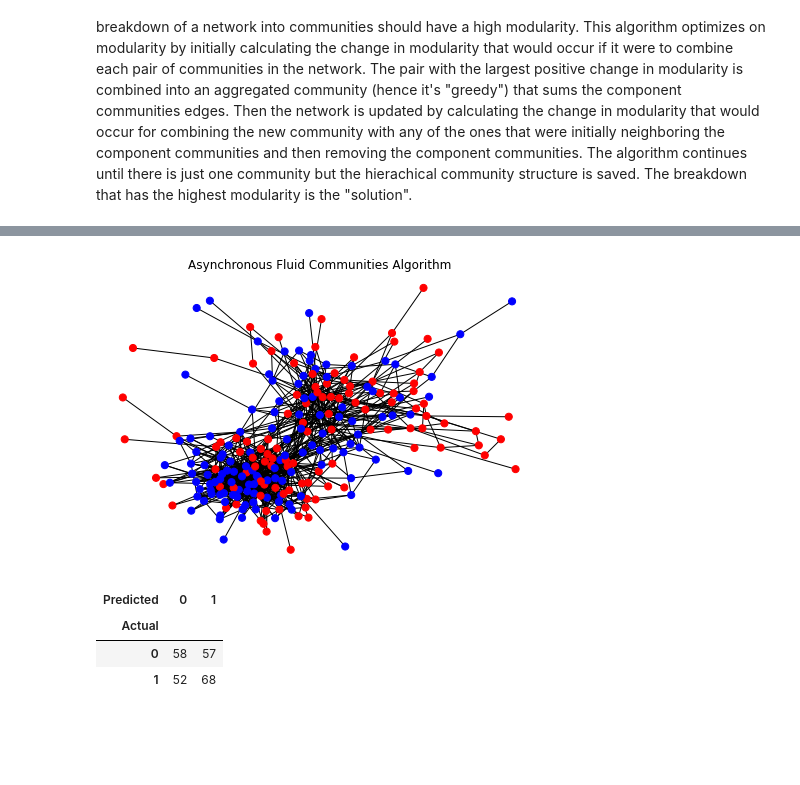
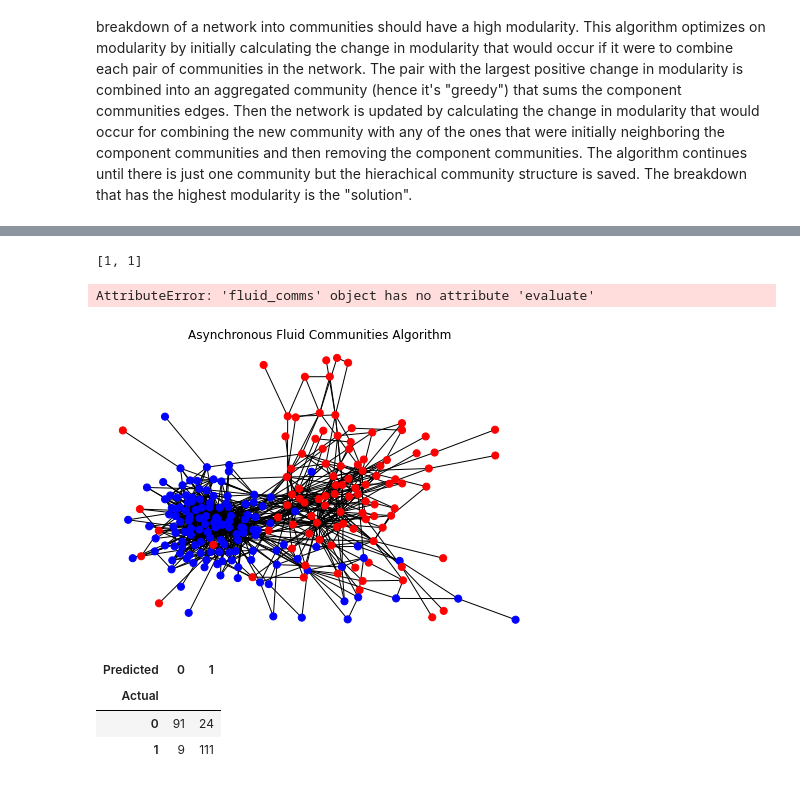
Before and after one commit to matthewbbone/philosophernet, a Jupyter notebook: commDetect.ipynb, the cells around one changed output, grey strips where cells are left out. Cells and saved outputs as stored; diff of their text form; code cells hidden in the pictures; blank space fills up the shorter version.

Commit message:
begin density comms

```diff
--- a/commDetect.ipynb
+++ b/commDetect.ipynb
@@ -535,12 +539,51 @@ color_gen('custom_lab', 'Custom Label Propagation')
+# %%
+class fluid_comms:
+
+    def __init__(self, G, n):
+
+        self.G = copy.deepcopy(G)
+        self.n = n
+        self.densities = [1 for i in range(self.n)]
+        print(self.densities)
+
+        nx.set_node_attributes(self.G, None, "comm")
+
+        comms = rnd.sample(self.G.nodes, self.n)
+
+        for n in self.G.nodes:
+            if n in comms:
+                nx.set_node_attributes(self.G, {n: {'comm': n}})
+
+    def superstep(self):
+
+        nodes = list(self.G.nodes)
+        rnd.shuffle(nodes)
+
+        for n in nodes:
+            self.evaluate(n)
+
+
+
+
+
+
+
+
+
+fc = fluid_comms(G, 2)
+fc.superstep()
+# %% [output]
+[1, 1]
+AttributeError: 'fluid_comms' object has no attribute 'evaluate'
 # %%
-iter_comms(community.asyn_fluidc(G, 2), 'aflu')
+iter_comms(community.asyn_fluidc(G, 2, 100), 'aflu')
 color_gen('aflu', 'Asynchronous Fluid Communities Algorithm')
 # %% [output]
-[figure, old version]
+[figure, new version]
 | Predicted | 0 | 1 |
 | Actual |  |  |
-| 0 | 58 | 57 |
-| 1 | 52 | 68 |
+| 0 | 91 | 24 |
+| 1 | 9 | 111 |
 # %%
 gnew = community.girvan_newman(G)
 create_comms(list(sorted(c) for c in next(gnew)), 'gnew')
```
Also changed, not shown: parts of 7 cells of this notebook, 1 other file.
